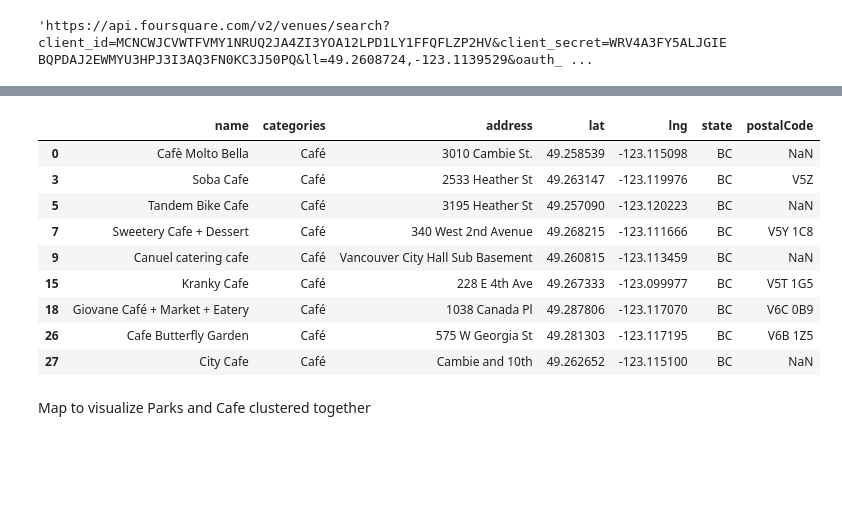
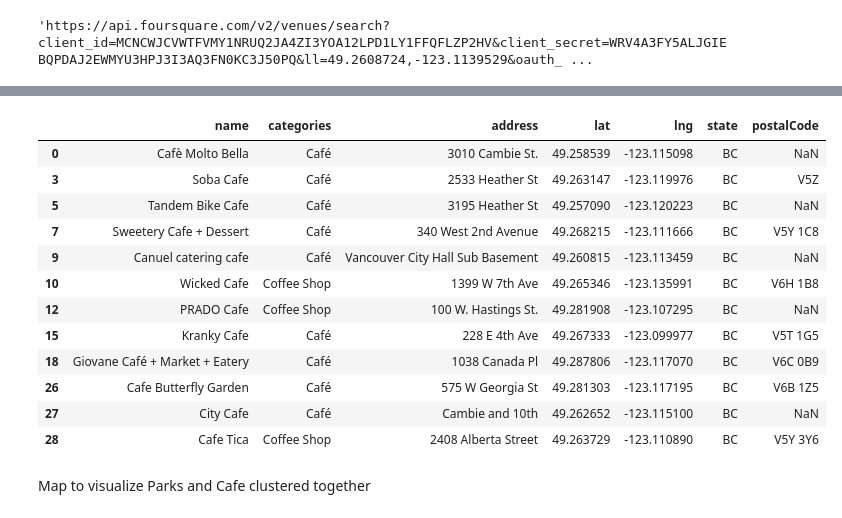
Before and after one commit to elsa974/Coursera_Capstone, a Jupyter notebook: Applied Data Science Capstone.ipynb, the cells around one changed output, grey strips where cells are left out. Drawn from its saved outputs; the diff is of its cells as text; code cells hidden in the pictures; blank space fills up the shorter version.

```diff
--- a/Applied Data Science Capstone.ipynb
+++ b/Applied Data Science Capstone.ipynb
@@ -165,38 +165,41 @@ filtered_columns2 = ['name', 'categories'] + [col for col in df_cafe.columns if
 dataframe_filtered2 = df_cafe.loc[:, filtered_columns2]
 
 # function that extracts the category of the venue
 def get_category_type(row):
     try:
         categories_list2 = row['categories']
     except:
         categories_list2 = row['venue.categories']
 
     if len(categories_list2) == 0:
         return None
     else:
         return categories_list2[0]['name']
 
 # filter the category for each row
 dataframe_filtered2['categories'] = dataframe_filtered2.apply(get_category_type, axis=1)
 
 # clean column names by keeping only last term
 dataframe_filtered2.columns = [column.split('.')[-1] for column in dataframe_filtered2.columns]
 
 cafe_final= dataframe_filtered2.drop(['cc', 'city', 'country', 'crossStreet', 'distance', 'formattedAddress','labeledLatLngs','neighborhood', 'id'], axis=1)
-array= ['Café','Hookah Bar']
+array= ['Café','Coffee Shop']
 cafe_final= cafe_final.loc[cafe_final['categories'].isin(array)]
 cafe_final
 # %% [output]
 |  | name | categories | address | lat | lng | state | postalCode |
 | 0 | Cafè Molto Bella | Café | 3010 Cambie St. | 49.258539 | -123.115098 | BC | NaN |
 | 3 | Soba Cafe | Café | 2533 Heather St | 49.263147 | -123.119976 | BC | V5Z |
 | 5 | Tandem Bike Cafe | Café | 3195 Heather St | 49.257090 | -123.120223 | BC | NaN |
 | 7 | Sweetery Cafe + Dessert | Café | 340 West 2nd Avenue | 49.268215 | -123.111666 | BC | V5Y 1C8 |
 | 9 | Canuel catering cafe | Café | Vancouver City Hall Sub Basement | 49.260815 | -123.113459 | BC | NaN |
+| 10 | Wicked Cafe | Coffee Shop | 1399 W 7th Ave | 49.265346 | -123.135991 | BC | V6H 1B8 |
+| 12 | PRADO Cafe | Coffee Shop | 100 W. Hastings St. | 49.281908 | -123.107295 | BC | NaN |
 | 15 | Kranky Cafe | Café | 228 E 4th Ave | 49.267333 | -123.099977 | BC | V5T 1G5 |
 | 18 | Giovane Café + Market + Eatery | Café | 1038 Canada Pl | 49.287806 | -123.117070 | BC | V6C 0B9 |
 | 26 | Cafe Butterfly Garden | Café | 575 W Georgia St | 49.281303 | -123.117195 | BC | V6B 1Z5 |
 | 27 | City Cafe | Café | Cambie and 10th | 49.262652 | -123.115100 | BC | NaN |
+| 28 | Cafe Tica | Coffee Shop | 2408 Alberta Street | 49.263729 | -123.110890 | BC | V5Y 3Y6 |
 # %% [markdown]
 Map to visualize Parks and Cafe clustered together
 # %%
```
